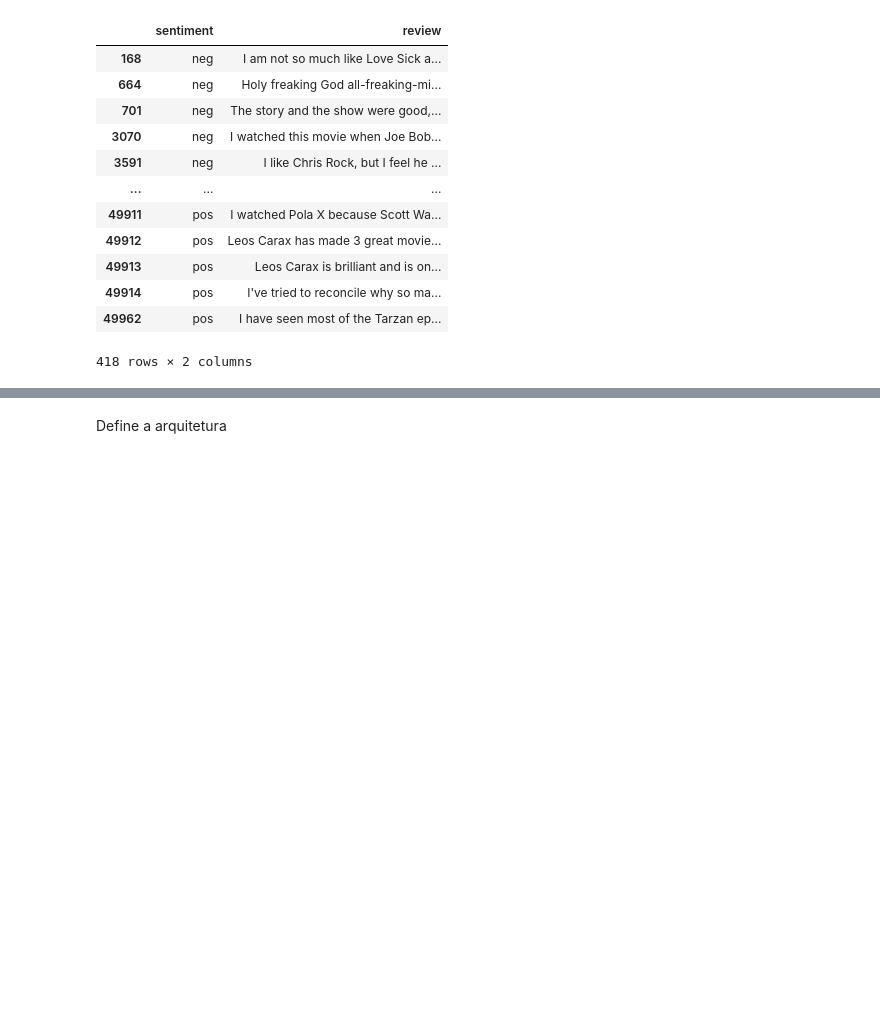
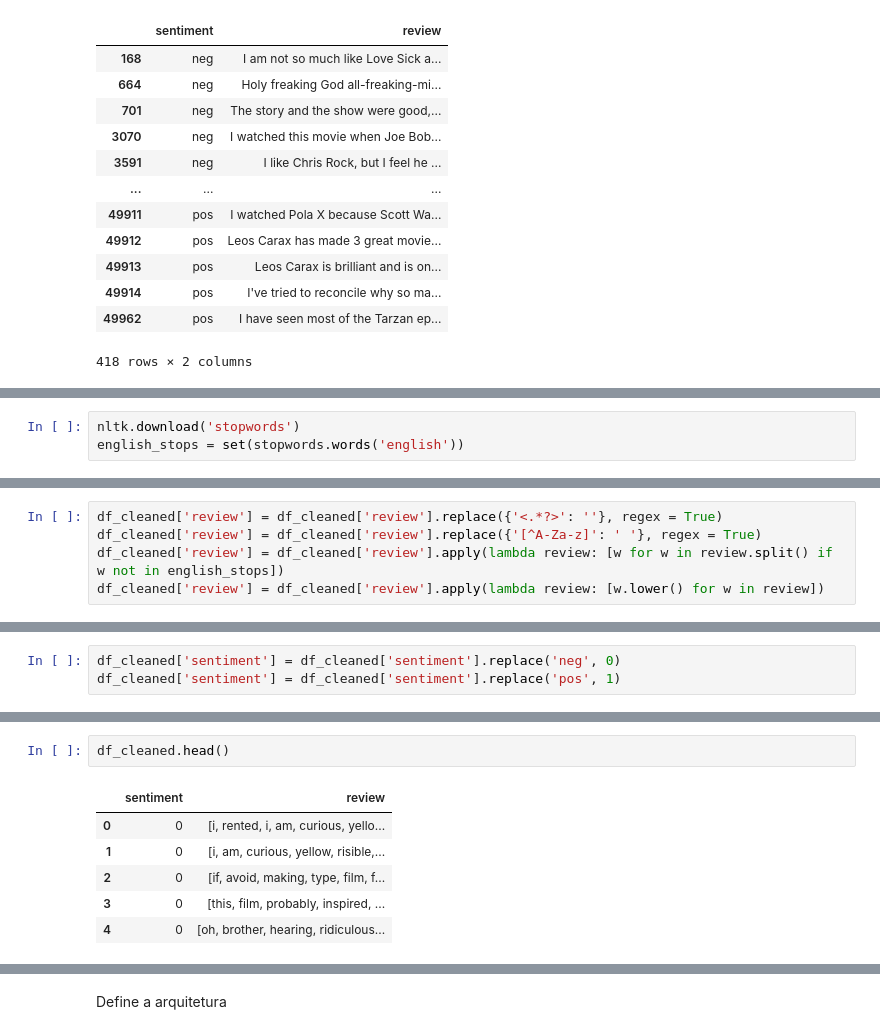
Before and after one commit to diegourban/pos-datascience, a Jupyter notebook: CMP.18.0.2 - Deep Learning/assignment.ipynb, the cells around one changed output, grey strips where cells are left out. Cells and saved outputs as stored; diff of their text form; blank space fills up the shorter version.

```diff
--- a/CMP.18.0.2 - Deep Learning/assignment.ipynb
+++ b/CMP.18.0.2 - Deep Learning/assignment.ipynb
@@ -168,0 +150,3 @@ def get_batches(arr, batch_size, seq_length):
+# %%
+nltk.download('stopwords')
+english_stops = set(stopwords.words('english'))
@@ -168,0 +156,5 @@ def get_batches(arr, batch_size, seq_length):
+# %%
+df_cleaned['review'] = df_cleaned['review'].replace({'<.*?>': ''}, regex = True)
+df_cleaned['review'] = df_cleaned['review'].replace({'[^A-Za-z]': ' '}, regex = True)
+df_cleaned['review'] = df_cleaned['review'].apply(lambda review: [w for w in review.split() if w not in english_stops])
+df_cleaned['review'] = df_cleaned['review'].apply(lambda review: [w.lower() for w in review])
@@ -168,0 +182,3 @@ def get_batches(arr, batch_size, seq_length):
+# %%
+df_cleaned['sentiment'] = df_cleaned['sentiment'].replace('neg', 0)
+df_cleaned['sentiment'] = df_cleaned['sentiment'].replace('pos', 1)
@@ -168,0 +195,9 @@ def get_batches(arr, batch_size, seq_length):
+# %%
+df_cleaned.head()
+# %% [output]
+|  | sentiment | review |
+| 0 | 0 | [i, rented, i, am, curious, yello... |
+| 1 | 0 | [i, am, curious, yellow, risible,... |
+| 2 | 0 | [if, avoid, making, type, film, f... |
+| 3 | 0 | [this, film, probably, inspired, ... |
+| 4 | 0 | [oh, brother, hearing, ridiculous... |
```
Also changed, not shown: parts of 32 cells of this notebook.
